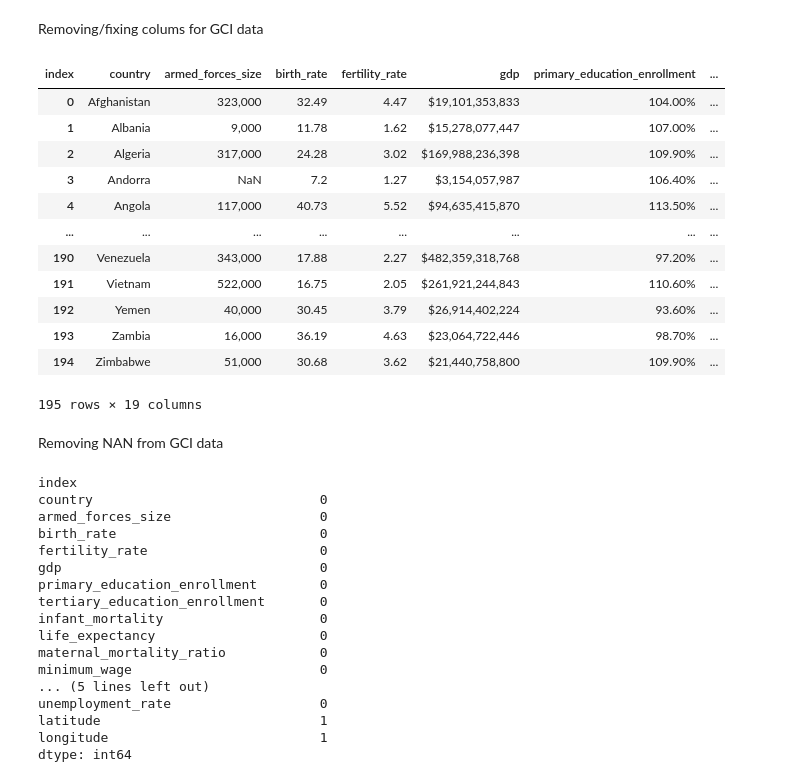
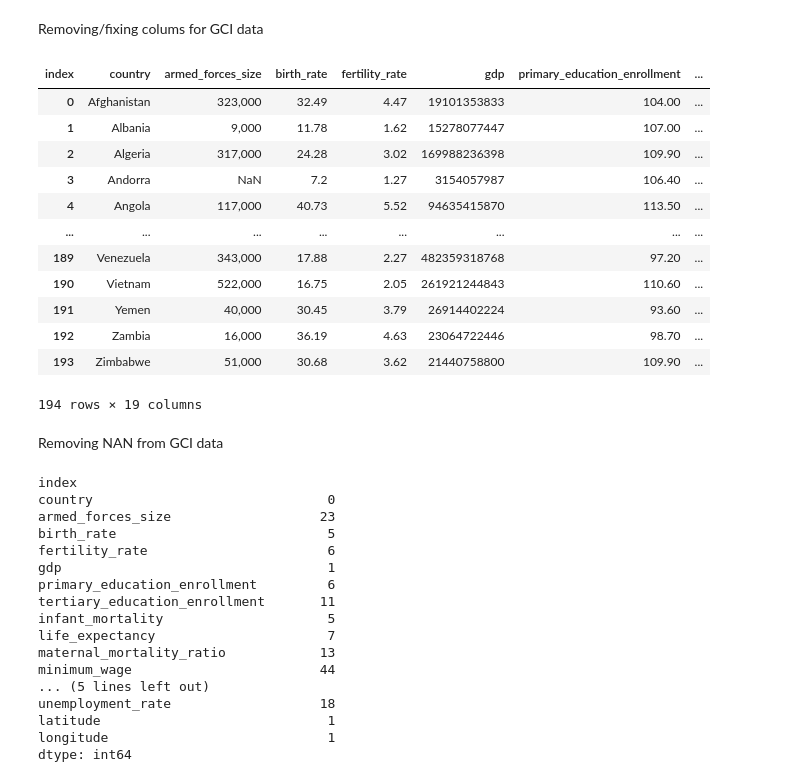
Before and after one commit to tara-hylton/world_happiness, a Jupyter notebook: world happiness.ipynb, the cells around one changed output. Saved outputs shown, nothing was run; the diff lists cells and outputs as text; code cells hidden in the pictures.

```diff
--- a/world happiness.ipynb
+++ b/world happiness.ipynb
@@ -169,38 +175,49 @@ Removing/fixing colums for GCI data
 # %%
 gci_data = gci_data.drop(['Density', 'Abbreviation', 'Agricultural Land( %)', 'Land Area(Km2)', 'Calling Code', 'Capital/Major City', 'Co2-Emissions', 'CPI', 'CPI Change (%)', 'Currency-Code', 'Forested Area (%)', 'Gasoline Price', 'Largest city', 'Official language', 'Urban_population', 'Total tax rate'], axis=1)
 gci_data_trans = gci_data.T.reset_index()
 gci_data_trans['index'] = gci_data_trans['index'].str.replace(' ', '_')
 gci_data_trans['index'] = gci_data_trans['index'].map(str.lower)
 
 reset_gci_data = gci_data_trans.set_index('index').T
 gci_data = reset_gci_data
 gci_data = gci_data.rename(columns={
     'gross_primary_education_enrollment_(%)': 'primary_education_enrollment',
     'gross_tertiary_education_enrollment_(%)': 'tertiary_education_enrollment',
     'population:_labor_force_participation_(%)': 'labor_force_participation',
     'tax_revenue_(%)': 'tax_revenue'
 })
 
+columns_to_fill5 = ['gdp', 'minimum_wage']
+for col in columns_to_fill5:
+    gci_data[col] = gci_data[col].str.replace('$', '')
+columns_to_fill6 = ['primary_education_enrollment', 'tertiary_education_enrollment', 'out_of_pocket_health_expenditure', 'labor_force_participation', 'tax_revenue', 'unemployment_rate']
+for col in columns_to_fill6:
+    gci_data[col] = gci_data[col].str.replace('%', '')
+columns_to_fill7 = ['gdp', 'population']
+for col in columns_to_fill7:
+    gci_data[col] = gci_data[col].str.replace(',', '')
+
+gci_data.round(2)
 gci_data
 # %% [output]
 | index | country | armed_forces_size | birth_rate | fertility_rate | gdp | primary_education_enrollment | ... |
-| 0 | Afghanistan | 323,000 | 32.49 | 4.47 | $19,101,353,833 | 104.00% | ... |
-| 1 | Albania | 9,000 | 11.78 | 1.62 | $15,278,077,447 | 107.00% | ... |
-| 2 | Algeria | 317,000 | 24.28 | 3.02 | $169,988,236,398 | 109.90% | ... |
-| 3 | Andorra | NaN | 7.2 | 1.27 | $3,154,057,987 | 106.40% | ... |
-| 4 | Angola | 117,000 | 40.73 | 5.52 | $94,635,415,870 | 113.50% | ... |
+| 0 | Afghanistan | 323,000 | 32.49 | 4.47 | 19101353833 | 104.00 | ... |
+| 1 | Albania | 9,000 | 11.78 | 1.62 | 15278077447 | 107.00 | ... |
+| 2 | Algeria | 317,000 | 24.28 | 3.02 | 169988236398 | 109.90 | ... |
+| 3 | Andorra | NaN | 7.2 | 1.27 | 3154057987 | 106.40 | ... |
+| 4 | Angola | 117,000 | 40.73 | 5.52 | 94635415870 | 113.50 | ... |
 | ... | ... | ... | ... | ... | ... | ... | ... |
-| 190 | Venezuela | 343,000 | 17.88 | 2.27 | $482,359,318,768 | 97.20% | ... |
-| 191 | Vietnam | 522,000 | 16.75 | 2.05 | $261,921,244,843 | 110.60% | ... |
-| 192 | Yemen | 40,000 | 30.45 | 3.79 | $26,914,402,224 | 93.60% | ... |
-| 193 | Zambia | 16,000 | 36.19 | 4.63 | $23,064,722,446 | 98.70% | ... |
-| 194 | Zimbabwe | 51,000 | 30.68 | 3.62 | $21,440,758,800 | 109.90% | ... |
+| 189 | Venezuela | 343,000 | 17.88 | 2.27 | 482359318768 | 97.20 | ... |
+| 190 | Vietnam | 522,000 | 16.75 | 2.05 | 261921244843 | 110.60 | ... |
+| 191 | Yemen | 40,000 | 30.45 | 3.79 | 26914402224 | 93.60 | ... |
+| 192 | Zambia | 16,000 | 36.19 | 4.63 | 23064722446 | 98.70 | ... |
+| 193 | Zimbabwe | 51,000 | 30.68 | 3.62 | 21440758800 | 109.90 | ... |
-195 rows × 19 columns
+194 rows × 19 columns
 # %% [markdown]
 Removing NAN from GCI data
 # %%
 nan_count4 = gci_data.isnull().sum()
-columns_to_fill4 = ['armed_forces_size', 'birth_rate', 'fertility_rate', 'gdp', 'primary_education_enrollment', 'tertiary_education_enrollment', 'infant_mortality', 'life_expectancy', 'maternal_mortality_ratio', 'minimum_wage', 'out_of_pocket_health_expenditure', 'physicians_per_thousand', 'population', 'labor_force_participation', 'tax_revenue', 'unemployment_rate']
+columns_to_fill4 = ['armed_forces_size', 'birth_rate', 'fertility_rate', 'gdp', 'primary_education_enrollment', 'tertiary_education_enrollment', 'infant_mortality', 'life_expectancy', 'maternal_mortality_ratio', 'minimum_wage', 'out_of_pocket_health_expenditure', 'physicians_per_thousand', 'labor_force_participation', 'tax_revenue', 'unemployment_rate']
 
 for col in columns_to_fill4:
     gci_data[col] = gci_data[col].fillna('No data')
@@ -208,19 +225,19 @@ for col in columns_to_fill4:
 nan_count4
 # %% [output]
 index
-country                             0
-armed_forces_size                   0
-birth_rate                          0
-fertility_rate                      0
-gdp                                 0
-primary_education_enrollment        0
-tertiary_education_enrollment       0
-infant_mortality                    0
-life_expectancy                     0
-maternal_mortality_ratio            0
-minimum_wage                        0
+country                              0
+armed_forces_size                   23
+birth_rate                           5
+fertility_rate                       6
+gdp                                  1
+primary_education_enrollment         6
+tertiary_education_enrollment       11
+infant_mortality                     5
+life_expectancy                      7
+maternal_mortality_ratio            13
+minimum_wage                        44
 ... (5 lines left out)
-unemployment_rate                   0
-latitude                            1
-longitude                           1
+unemployment_rate                   18
+latitude                             1
+longitude                            1
 dtype: int64
```
Also changed, not shown: parts of 5 cells of this notebook, 3 other files.
